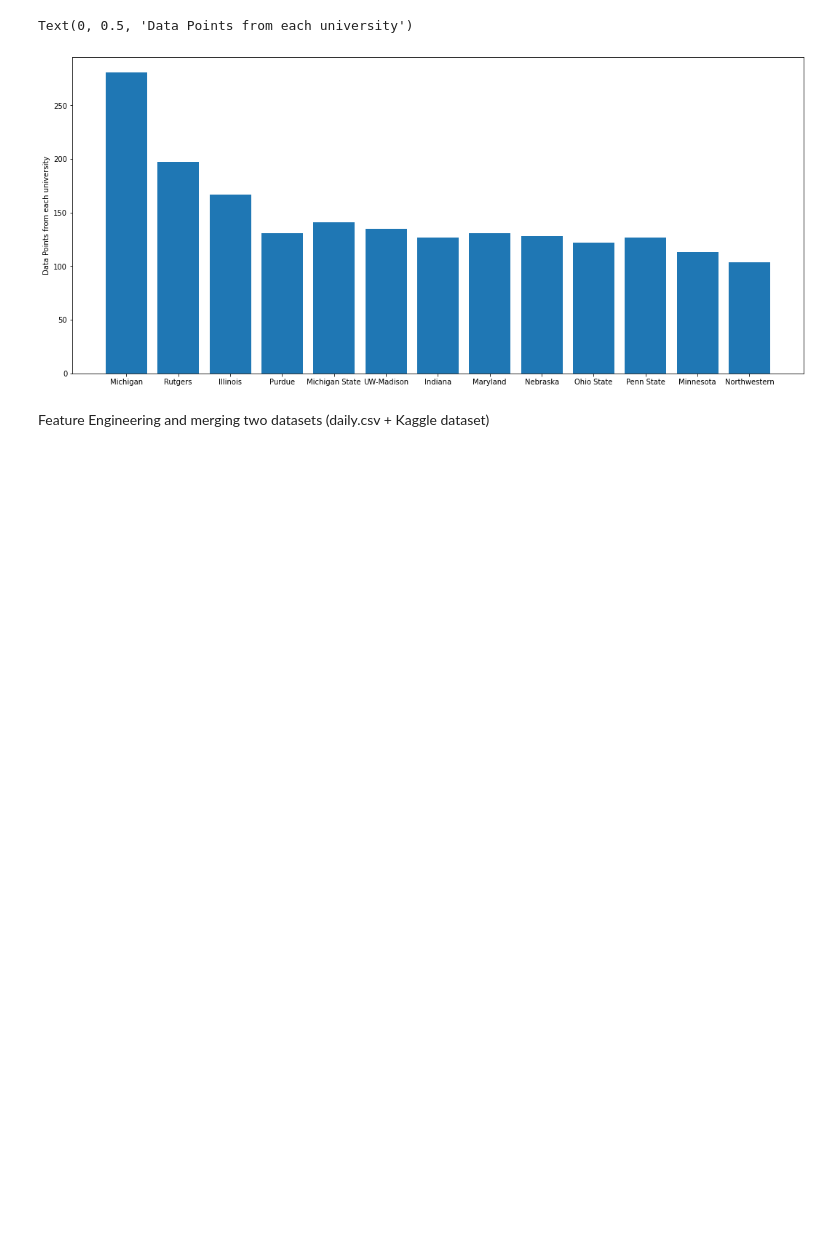
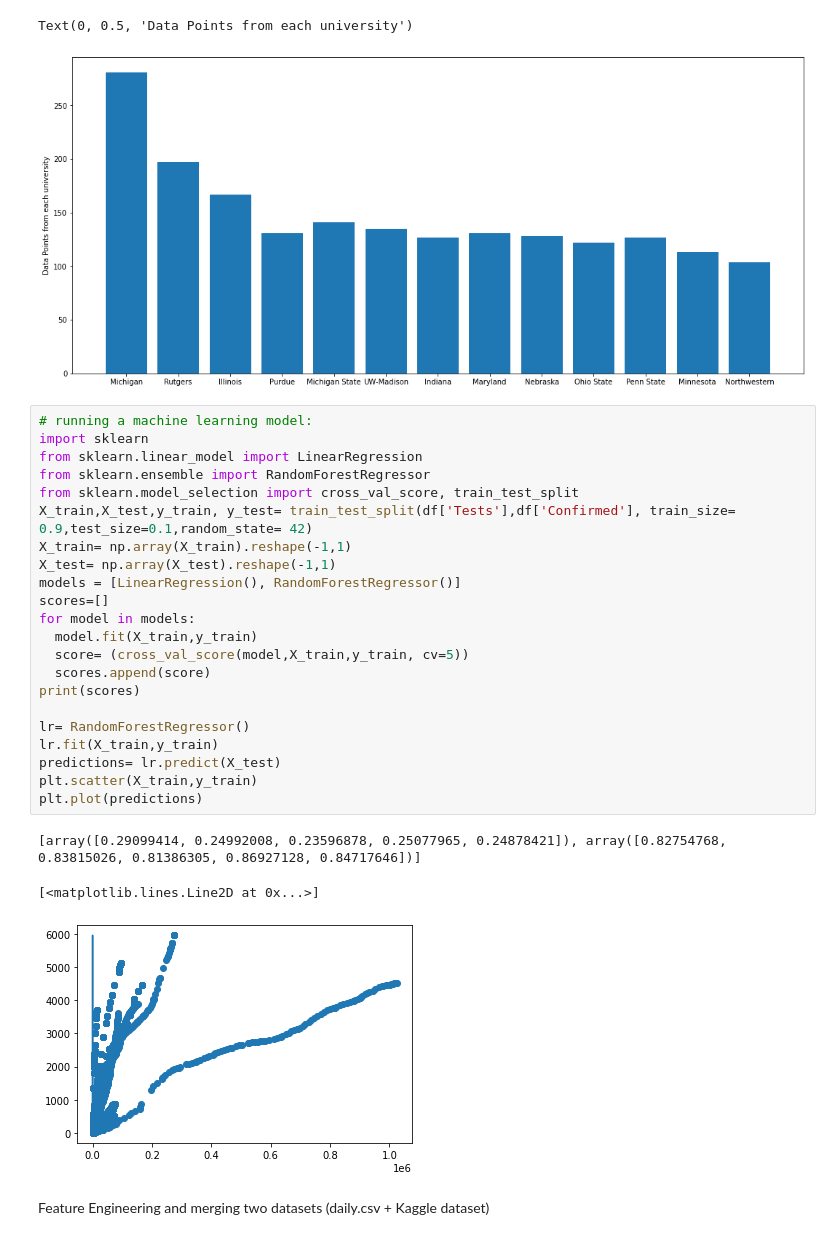
Before and after one commit to fmedrano2019/StanfordDatathon, a Jupyter notebook: Public_v_Private.ipynb, the cells around one changed output. Cells and saved outputs as stored; diff of their text form; blank space fills up the shorter version.

```diff
--- a/Public_v_Private.ipynb
+++ b/Public_v_Private.ipynb
@@ -58,6 +58,32 @@ plt.ylabel('Data Points from each university')
 ['Michigan', 'Rutgers', 'Illinois', 'Purdue', 'Michigan State', 'UW-Madison', 'Indiana', 'Maryland', 'Nebraska', 'Ohio State', 'Penn State', 'Minnesota', 'Northwestern']
 Text(0, 0.5, 'Data Points from each university')
 [figure]
+# %%
+# running a machine learning model:
+import sklearn
+from sklearn.linear_model import LinearRegression
+from sklearn.ensemble import RandomForestRegressor
+from sklearn.model_selection import cross_val_score, train_test_split
+X_train,X_test,y_train, y_test= train_test_split(df['Tests'],df['Confirmed'], train_size= 0.9,test_size=0.1,random_state= 42)
+X_train= np.array(X_train).reshape(-1,1)
+X_test= np.array(X_test).reshape(-1,1)
+models = [LinearRegression(), RandomForestRegressor()]
+scores=[]
+for model in models:
+  model.fit(X_train,y_train)
+  score= (cross_val_score(model,X_train,y_train, cv=5))
+  scores.append(score)
+print(scores)
+
+lr= RandomForestRegressor()
+lr.fit(X_train,y_train)
+predictions= lr.predict(X_test)
+plt.scatter(X_train,y_train)
+plt.plot(predictions)
+# %% [output]
+[array([0.29099414, 0.24992008, 0.23596878, 0.25077965, 0.24878421]), array([0.82754768, 0.83815026, 0.81386305, 0.86927128, 0.84717646])]
+[<matplotlib.lines.Line2D at 0x...>]
+[figure, added]
 # %% [markdown]
 Feature Engineering and merging two datasets (daily.csv + Kaggle dataset)
 # %%
```
